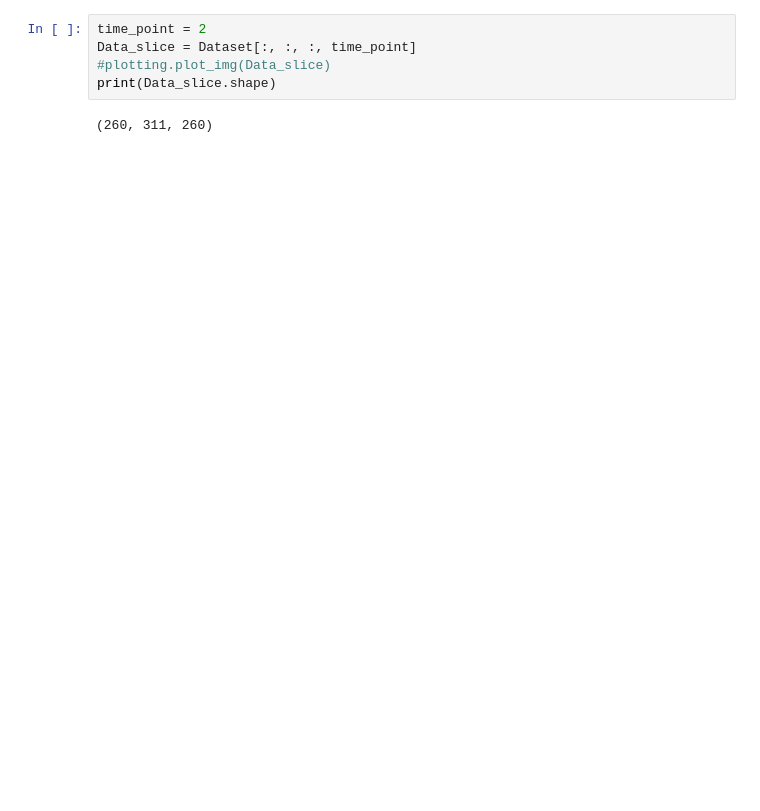
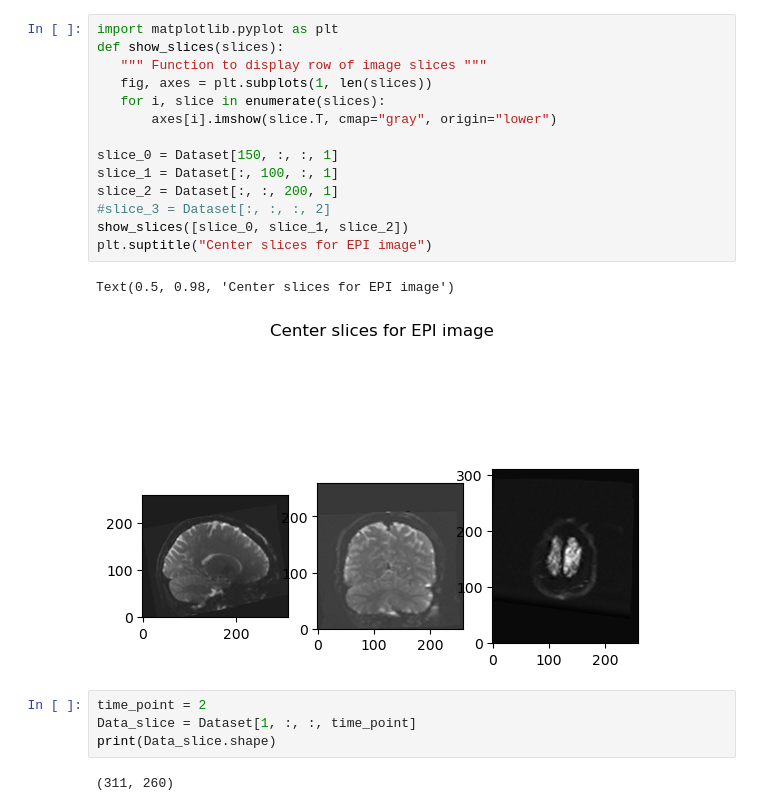
Before and after one commit to Harish-Projects/RSDS_PD, a Jupyter notebook: Visualising.ipynb, the cells around one changed output. Saved outputs shown, nothing was run; the diff lists cells and outputs as text; blank space fills up the shorter version.

```diff
--- a/Visualising.ipynb
+++ b/Visualising.ipynb
@@ -12,7 +142,23 @@ Data shape: (260, 311, 260, 3)
+# %%
+import matplotlib.pyplot as plt
+def show_slices(slices):
+   """ Function to display row of image slices """
+   fig, axes = plt.subplots(1, len(slices))
+   for i, slice in enumerate(slices):
+       axes[i].imshow(slice.T, cmap="gray", origin="lower")
+
+slice_0 = Dataset[150, :, :, 1]
+slice_1 = Dataset[:, 100, :, 1]
+slice_2 = Dataset[:, :, 200, 1]
+#slice_3 = Dataset[:, :, :, 2]
+show_slices([slice_0, slice_1, slice_2])
+plt.suptitle("Center slices for EPI image")
+# %% [output]
+Text(0.5, 0.98, 'Center slices for EPI image')
+[figure, added]
 # %%
 time_point = 2
-Data_slice = Dataset[:, :, :, time_point]
-#plotting.plot_img(Data_slice)
+Data_slice = Dataset[1, :, :, time_point]
 print(Data_slice.shape)
 # %% [output]
-(260, 311, 260)
+(311, 260)
```
Also changed, not shown: parts of 27 cells of this notebook.
